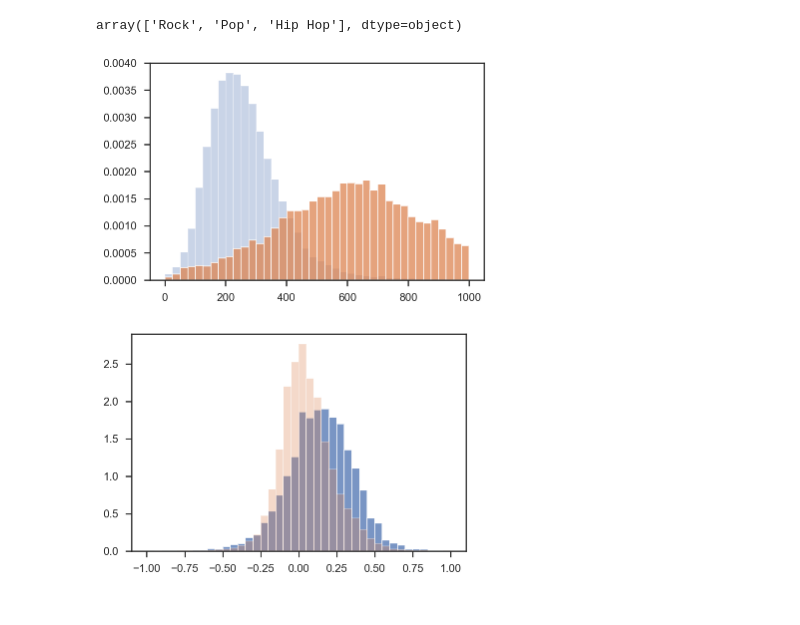
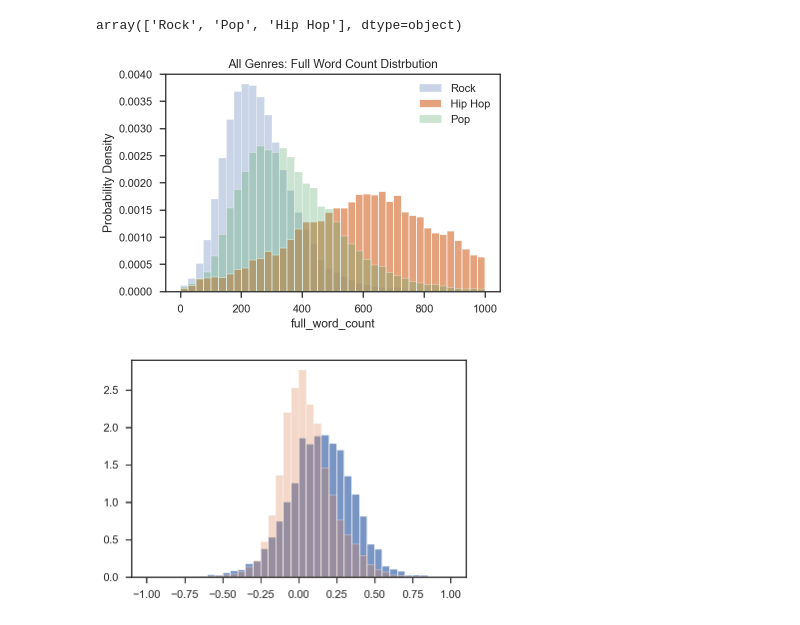
Before and after one commit to georgetown-analytics/Music-Lyrics, a Jupyter notebook: notebooks/Step_7_Visual_Steering.ipynb, the cells around one changed output. Saved outputs shown, nothing was run; the diff lists cells and outputs as text; code cells hidden in the pictures.

```diff
--- a/notebooks/Step_7_Visual_Steering.ipynb
+++ b/notebooks/Step_7_Visual_Steering.ipynb
@@ -160,6 +160,6 @@ fs = s3fs.S3FileSystem(anon=False,key='###',secret='###')
 # %%
 #Pulling from local vice AWS as I'm about to go over my free tier usage.
-g_df = pd.read_csv('g2_df')
+g_df = pd.read_csv('../../g2_df')
 # %%
 #Drop first, useless column.  WHY does this keep coming back?
 g_df.drop(columns=['Unnamed: 0'], axis=1, inplace=True)
@@ -995,11 +1118,17 @@ sns.set(style='ticks',color_codes=True)
 %config InlineBackend.figure_format = 'retina'
 # %%
 #Why full_word_count is useful...
-plt.hist(d_cnt_rock_df['full_word_count'], bins = 40, range=(1,1000), density=True, align = 'mid', alpha = 0.3)
-plt.hist(d_cnt_hiphop_df['full_word_count'], bins = 40, range=(1,1000), density=True, align = 'mid', alpha = 0.75)
+plt.hist(d_cnt_rock_df['full_word_count'], bins = 40, range=(1,1000), density=True, align = 'mid', alpha = 0.3, label="Rock")
+plt.hist(d_cnt_hiphop_df['full_word_count'], bins = 40, range=(1,1000), density=True, align = 'mid', alpha = 0.75,label='Hip Hop')
+plt.hist(d_cnt_pop_df['full_word_count'], bins = 40, range=(1,1000), density=True, align = 'mid', alpha = 0.3, label="Pop")
+
+plt.xlabel('full_word_count')
+plt.ylabel('Probability Density')
+plt.title('All Genres: Full Word Count Distrbution')
+plt.legend()
 plt.show()
 # %% [output]
-[figure, old version]
+[figure, new version]
 # %%
 #Why sent_score is sorta useful.
 
```
Also changed, not shown: parts of 32 cells of this notebook, 5 other files.
